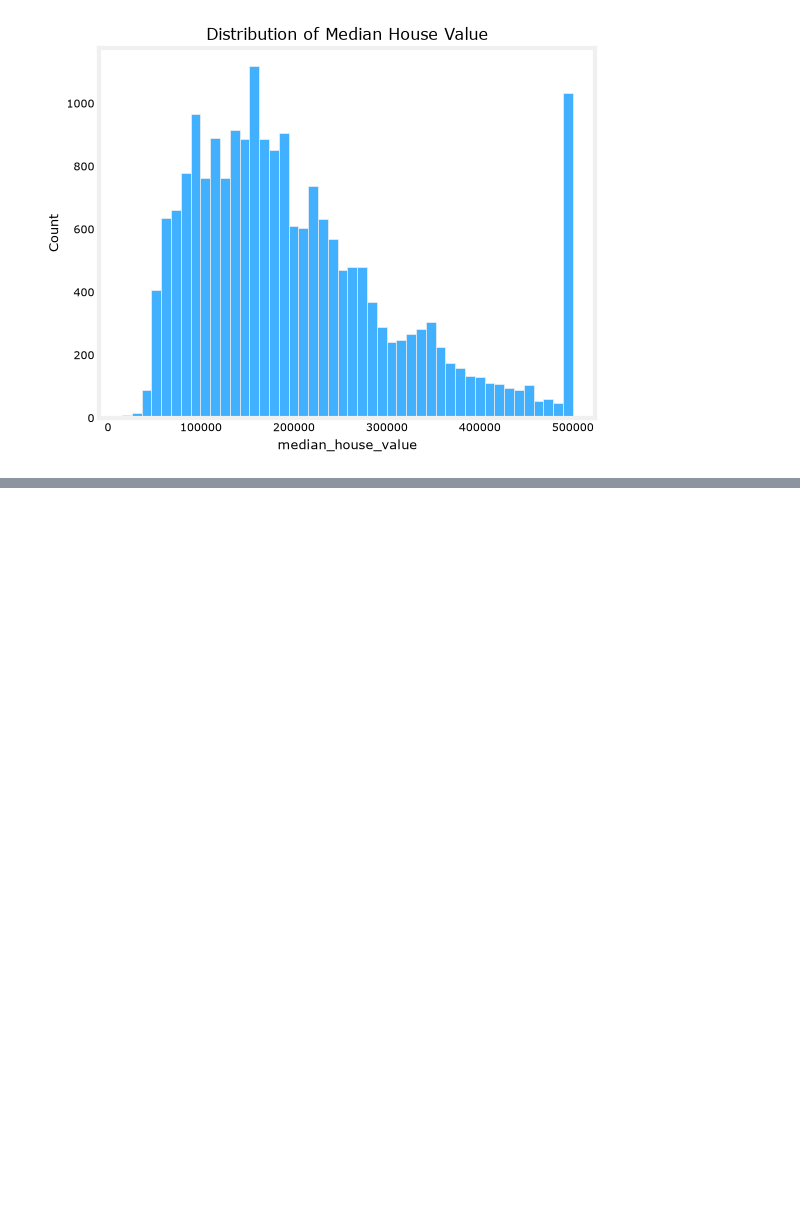
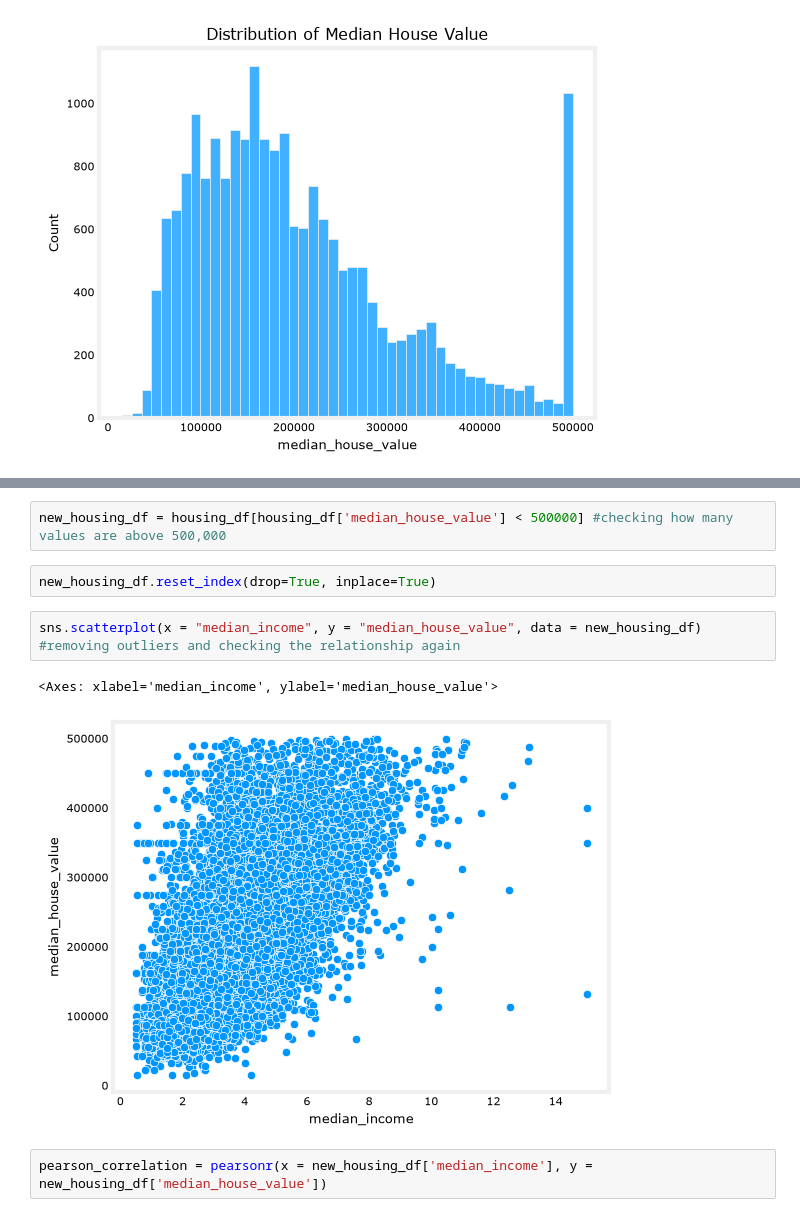
Before and after one commit to Lester-723/Data-Analytics-Projects-, a Jupyter notebook: Practice/Linear Regression.ipynb, the cells around one changed output, grey strips where cells are left out. Cells and saved outputs as stored; diff of their text form; blank space fills up the shorter version.

```diff
--- a/Practice/Linear Regression.ipynb
+++ b/Practice/Linear Regression.ipynb
@@ -180,0 +117,11 @@ y_df
+# %%
+new_housing_df = housing_df[housing_df['median_house_value'] < 500000] #checking how many values are above 500,000
+# %%
+new_housing_df.reset_index(drop=True, inplace=True)
+# %%
+sns.scatterplot(x = "median_income", y = "median_house_value", data = new_housing_df) #removing outliers and checking the relationship again
+# %% [output]
+<Axes: xlabel='median_income', ylabel='median_house_value'>
+[figure, added]
+# %%
+pearson_correlation = pearsonr(x = new_housing_df['median_income'], y = new_housing_df['median_house_value'])
```
Also changed, not shown: parts of 51 cells of this notebook, 2 other files.
